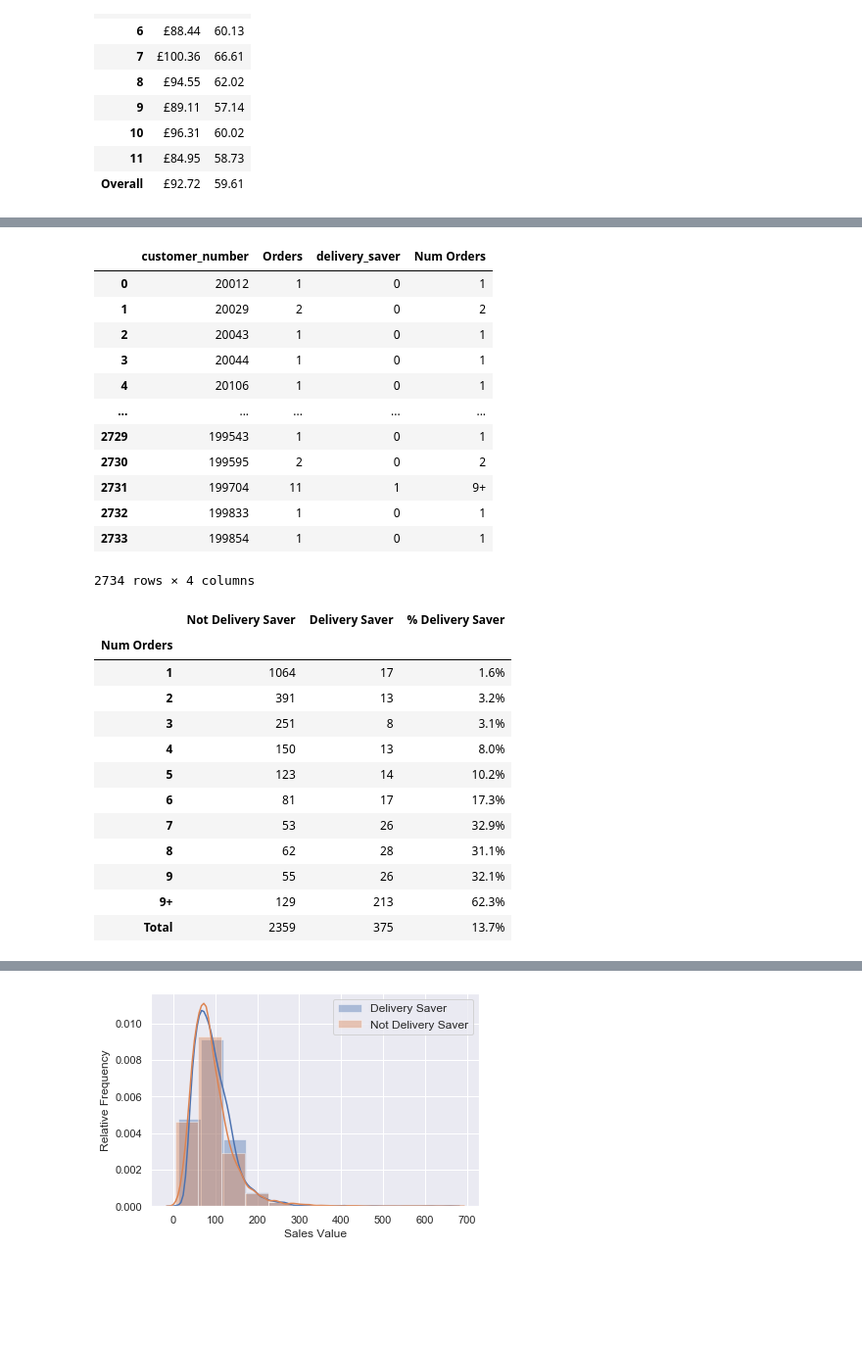
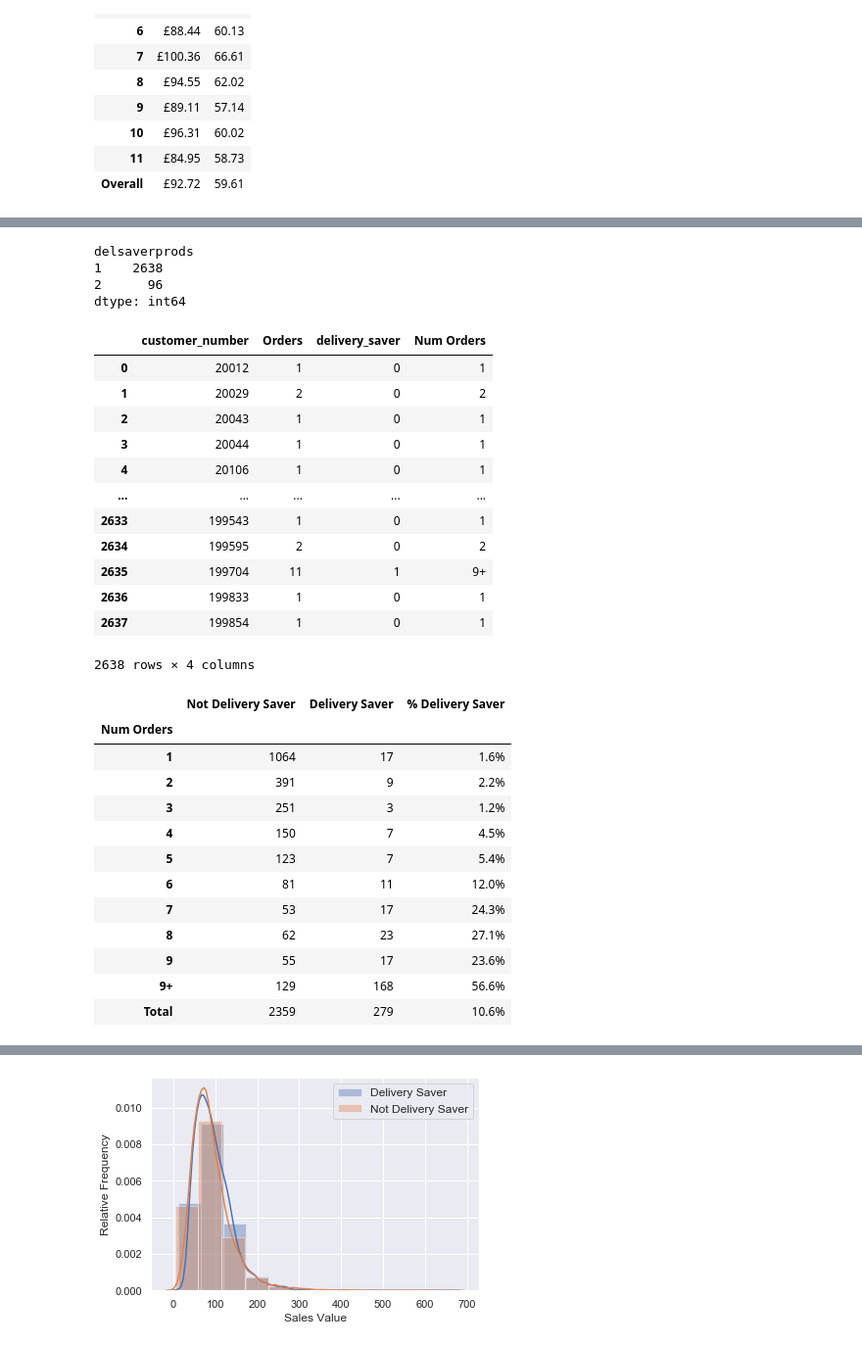
Before and after one commit to TG7789RR/TestModels, a Jupyter notebook: 2004phonecasestudy.ipynb, the cells around one changed output, grey strips where cells are left out. Shown at 98% size. Drawn from its saved outputs; the diff is of its cells as text; code cells hidden in the pictures; blank space fills up the shorter version.

```diff
--- a/2004phonecasestudy.ipynb
+++ b/2004phonecasestudy.ipynb
@@ -755,7 +798,19 @@ display(DF.groupby('Delivery Saver').agg({'sales_value':np.mean,'items':np.mean}
 # %%
 #order frequency deliver saver should overindex
 
-a = (DF.groupby(['customer_number'])
+cngprod = (DF.groupby(['customer_number'])
+            .agg({'delivery_saver':pd.Series.nunique}))
+cngprod.rename( columns={'delivery_saver':'delsaverprods'}, inplace=True) #just cols
+
+display(cngprod.groupby(['delsaverprods']).size())
+
+cngprod = (list(cngprod[cngprod['delsaverprods']==2].index))
+
+
+
+
+a = (DF[~DF['customer_number'].isin(cngprod)]
+         .groupby(['customer_number'])
             .agg({'Year_week_number': np.count_nonzero
                      ,'delivery_saver':np.max}))
 
@@ -773,48 +828,52 @@ b = pd.pivot_table(a
               ,values=['customer_number']
               ,index=['Num Orders']
               ,columns=['delivery_saver']
               ,aggfunc=np.count_nonzero
               ,fill_value=0)
 
 b.columns = b.columns.droplevel(0)
 b.rename( columns={0:'Not Delivery Saver',1:'Delivery Saver'}, inplace=True) #just cols
 
 b = b.append(b.sum().rename('Total'))
 
 b['% Delivery Saver'] = b['Delivery Saver'] / (b['Not Delivery Saver']+b['Delivery Saver'])
 
 b['% Delivery Saver'] = b['% Delivery Saver'].apply("{:,.1%}".format)
 
 b = b.rename_axis(' ', axis='columns')
 
 display(b)
 
-del a,b
+del a,b,cngprod
 # %% [output]
+delsaverprods
+1    2638
+2      96
+dtype: int64
 |  | customer_number | Orders | delivery_saver | Num Orders |
 | 0 | 20012 | 1 | 0 | 1 |
 | 1 | 20029 | 2 | 0 | 2 |
 | 2 | 20043 | 1 | 0 | 1 |
 | 3 | 20044 | 1 | 0 | 1 |
 | 4 | 20106 | 1 | 0 | 1 |
 | ... | ... | ... | ... | ... |
-| 2729 | 199543 | 1 | 0 | 1 |
-| 2730 | 199595 | 2 | 0 | 2 |
-| 2731 | 199704 | 11 | 1 | 9+ |
-| 2732 | 199833 | 1 | 0 | 1 |
-| 2733 | 199854 | 1 | 0 | 1 |
+| 2633 | 199543 | 1 | 0 | 1 |
+| 2634 | 199595 | 2 | 0 | 2 |
+| 2635 | 199704 | 11 | 1 | 9+ |
+| 2636 | 199833 | 1 | 0 | 1 |
+| 2637 | 199854 | 1 | 0 | 1 |
-2734 rows × 4 columns
+2638 rows × 4 columns
 |  | Not Delivery Saver | Delivery Saver | % Delivery Saver |
 | Num Orders |  |  |  |
 | 1 | 1064 | 17 | 1.6% |
-| 2 | 391 | 13 | 3.2% |
-| 3 | 251 | 8 | 3.1% |
-| 4 | 150 | 13 | 8.0% |
-| 5 | 123 | 14 | 10.2% |
-| 6 | 81 | 17 | 17.3% |
-| 7 | 53 | 26 | 32.9% |
-| 8 | 62 | 28 | 31.1% |
-| 9 | 55 | 26 | 32.1% |
-| 9+ | 129 | 213 | 62.3% |
-| Total | 2359 | 375 | 13.7% |
+| 2 | 391 | 9 | 2.2% |
+| 3 | 251 | 3 | 1.2% |
+| 4 | 150 | 7 | 4.5% |
+| 5 | 123 | 7 | 5.4% |
+| 6 | 81 | 11 | 12.0% |
+| 7 | 53 | 17 | 24.3% |
+| 8 | 62 | 23 | 27.1% |
+| 9 | 55 | 17 | 23.6% |
+| 9+ | 129 | 168 | 56.6% |
+| Total | 2359 | 279 | 10.6% |
 # %%
```
Also changed, not shown: parts of 17 cells of this notebook.
